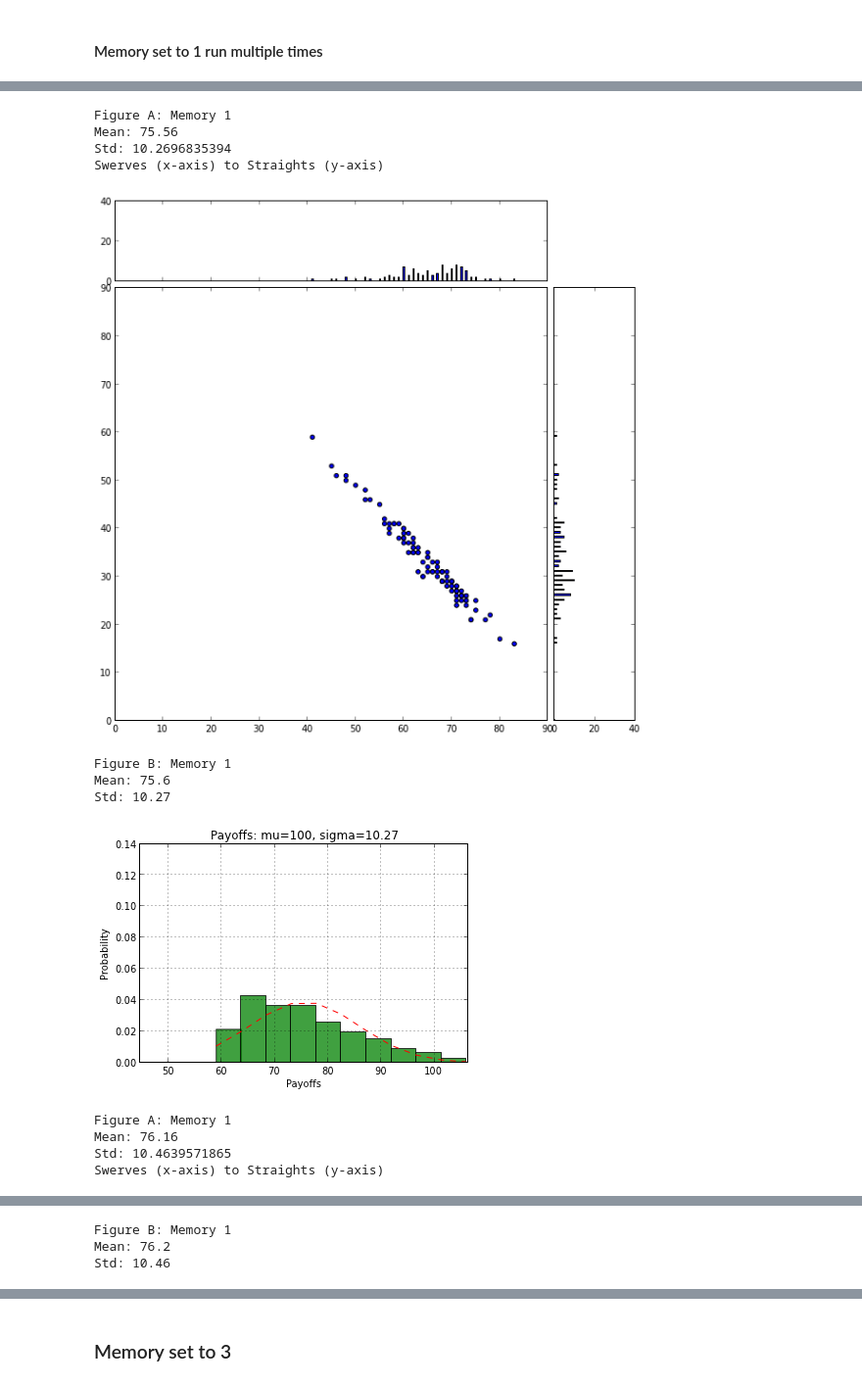
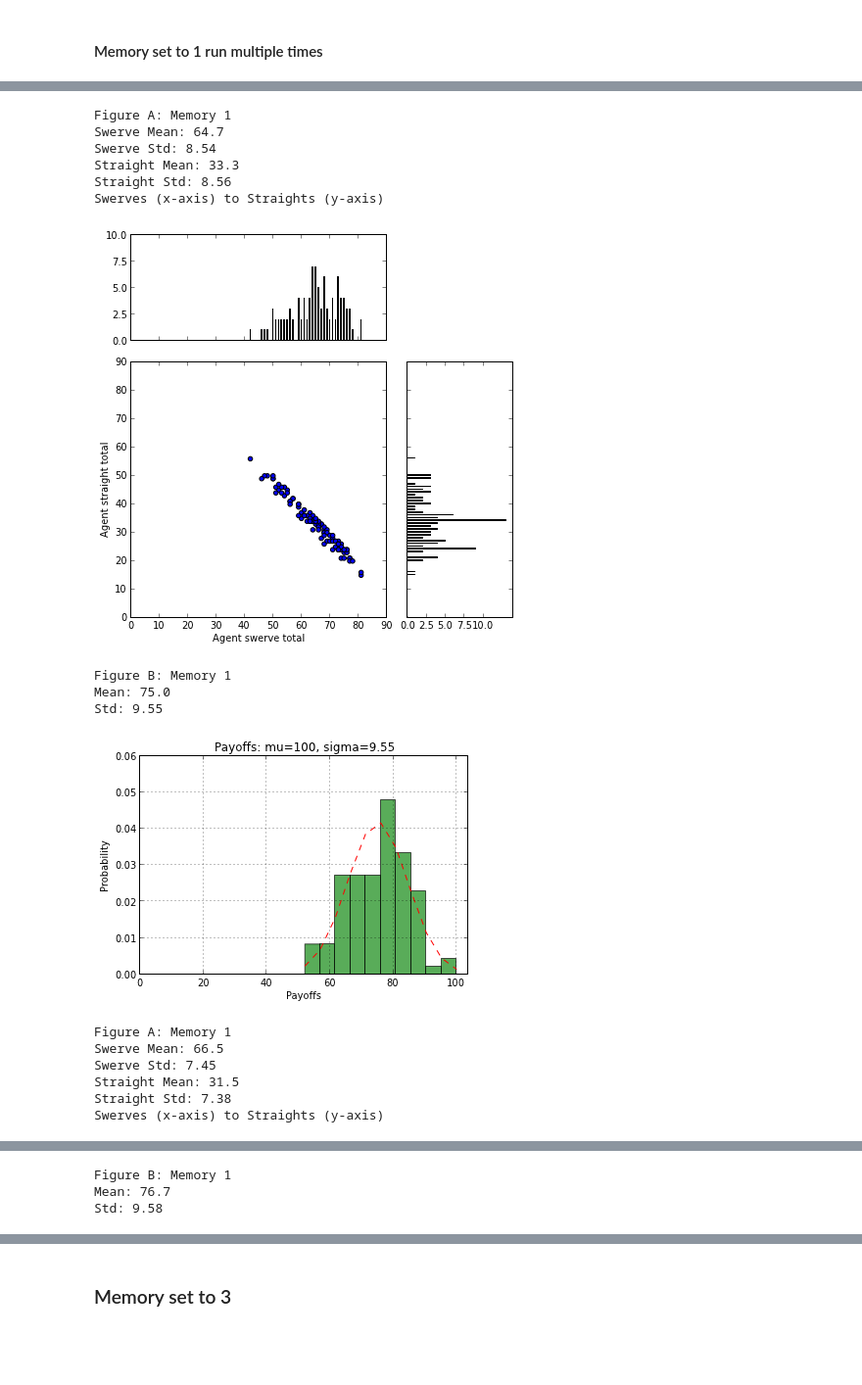
Before and after one commit to WenjingWang1001/css610, a Jupyter notebook: ziagent_game/analysis.ipynb, the cells around one changed output, grey strips where cells are left out. Shown at 98% size. Saved outputs shown, nothing was run; the diff lists cells and outputs as text; code cells hidden in the pictures; blank space fills up the shorter version.

Commit message:
More updates to graphs & analysis.

```diff
--- a/ziagent_game/analysis.ipynb
+++ b/ziagent_game/analysis.ipynb
@@ -76,7 +78,7 @@ Std: 11.08
 # %% [markdown]
 #### Control Group run multiple times
 # %%
-for x in range(5):
+for x in range(4):
     run_and_graph(players, rounds, memory, g_type)
 # %% [output]
 Figure A: Control Group
@@ -128,7 +138,7 @@ Std: 10.73
 # %% [markdown]
 #### Memory set to 1 run multiple times
 # %%
-for x in range(5):
+for x in range(4):
     run_and_graph(players, rounds, memory, g_type)
 # %% [output]
 Figure A: Memory 1
@@ -143,13 +155,17 @@ Std: 10.5
 Figure A: Memory 1
-Mean: 75.56
-Std: 10.2696835394
+Swerve Mean: 64.7
+Swerve Std: 8.54
+Straight Mean: 33.3
+Straight Std: 8.56
 Swerves (x-axis) to Straights (y-axis)
-[figure, old version]
+[figure, new version]
 Figure B: Memory 1
-Mean: 75.6
-Std: 10.27
+Mean: 75.0
+Std: 9.55
-[figure, old version]
+[figure, new version]
 Figure A: Memory 1
-Mean: 76.16
-Std: 10.4639571865
+Swerve Mean: 66.5
+Swerve Std: 7.45
+Straight Mean: 31.5
+Straight Std: 7.38
 Swerves (x-axis) to Straights (y-axis)
@@ -157,3 +173,3 @@ Swerves (x-axis) to Straights (y-axis)
 Figure B: Memory 1
-Mean: 76.2
-Std: 10.46
+Mean: 76.7
+Std: 9.58
```
Also changed, not shown: parts of 32 cells of this notebook, 1 other file.
